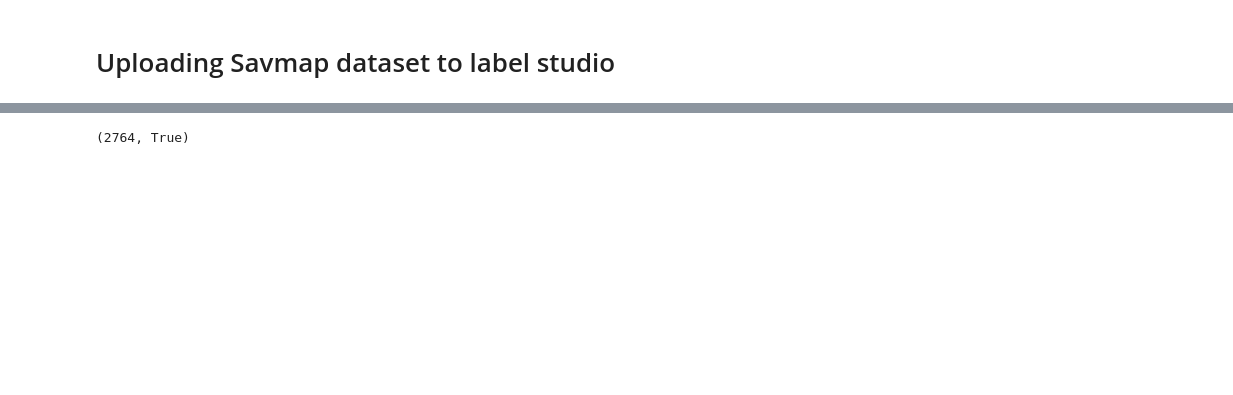
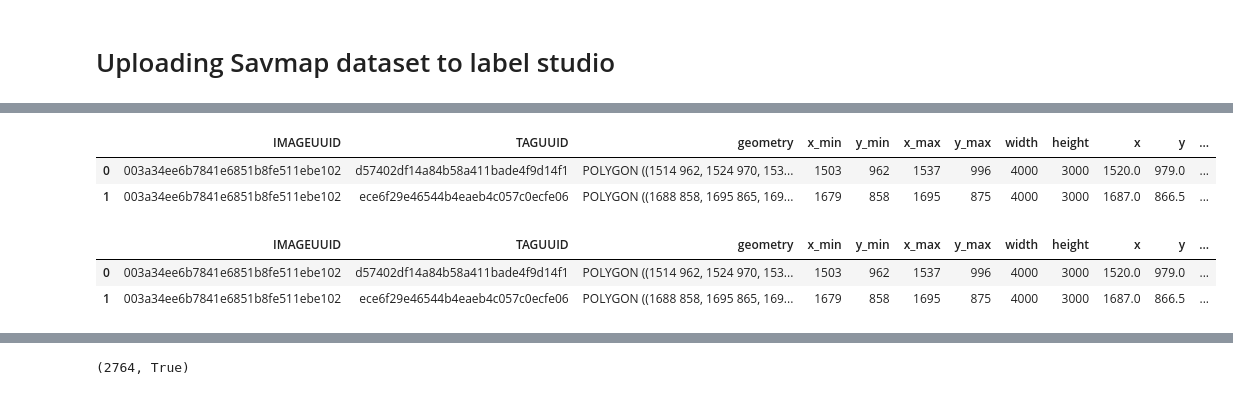
Before and after one commit to FadelMamar/datalabeling, a Jupyter notebook: notebooks/extra_datasets_creation.ipynb, the cells around one changed output, grey strips where cells are left out. Drawn from its saved outputs; the diff is of its cells as text; code cells hidden in the pictures; blank space fills up the shorter version.

```diff
--- a/notebooks/extra_datasets_creation.ipynb
+++ b/notebooks/extra_datasets_creation.ipynb
@@ -121,0 +99,14 @@ df_filtered.head(1)
+# %%
+savepath = os.path.join(root,'savmap_annotations_2014_filtered.csv')
+df_filtered = pd.read_csv(savepath)
+df_filtered.head(2)
+# %% [output]
+|  | IMAGEUUID | TAGUUID | geometry | x_min | y_min | x_max | y_max | width | height | x | y | ... |
+| 0 | 003a34ee6b7841e6851b8fe511ebe102 | d57402df14a84b58a411bade4f9d14f1 | POLYGON ((1514 962, 1524 970, 153... | 1503 | 962 | 1537 | 996 | 4000 | 3000 | 1520.0 | 979.0 | ... |
+| 1 | 003a34ee6b7841e6851b8fe511ebe102 | ece6f29e46544b4eaeb4c057c0ecfe06 | POLYGON ((1688 858, 1695 865, 169... | 1679 | 858 | 1695 | 875 | 4000 | 3000 | 1687.0 | 866.5 | ... |
+# %%
+df_filtered[df_filtered['IMAGEUUID'] == '003a34ee6b7841e6851b8fe511ebe102']
+# %% [output]
+|  | IMAGEUUID | TAGUUID | geometry | x_min | y_min | x_max | y_max | width | height | x | y | ... |
+| 0 | 003a34ee6b7841e6851b8fe511ebe102 | d57402df14a84b58a411bade4f9d14f1 | POLYGON ((1514 962, 1524 970, 153... | 1503 | 962 | 1537 | 996 | 4000 | 3000 | 1520.0 | 979.0 | ... |
+| 1 | 003a34ee6b7841e6851b8fe511ebe102 | ece6f29e46544b4eaeb4c057c0ecfe06 | POLYGON ((1688 858, 1695 865, 169... | 1679 | 858 | 1695 | 875 | 4000 | 3000 | 1687.0 | 866.5 | ... |
```
Also changed, not shown: parts of 20 cells of this notebook.
